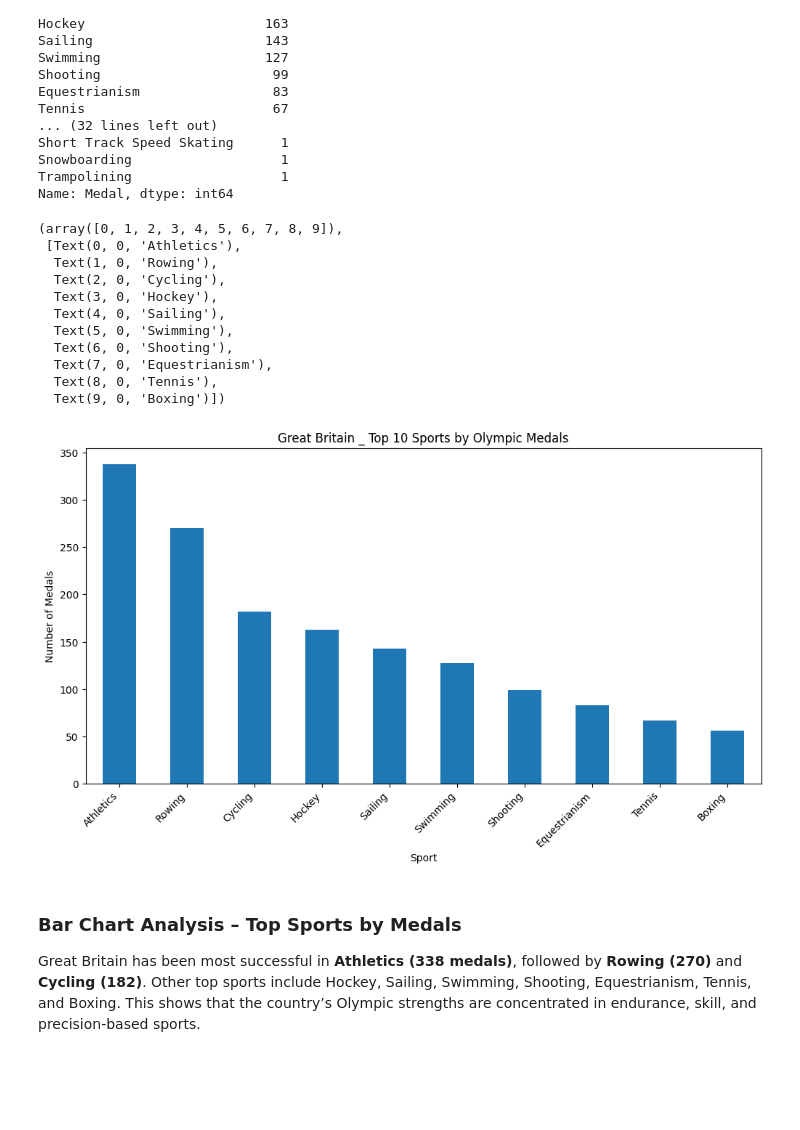
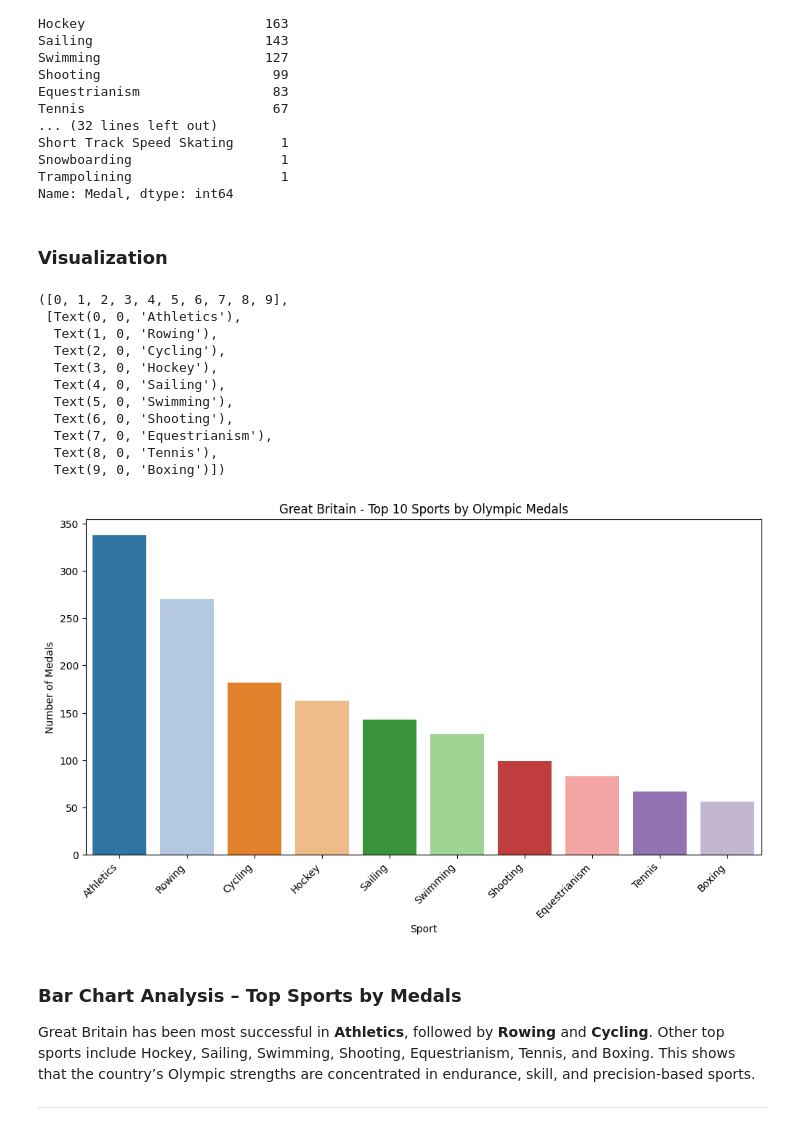
Before and after one commit to nouralahmad89-crypto/OS-projekt-Storbrittanien, a Jupyter notebook: notebooks/data_analysis.ipynb, the cells around one changed output. Saved outputs shown, nothing was run; the diff lists cells and outputs as text; code cells hidden in the pictures; blank space fills up the shorter version.

```diff
--- a/notebooks/data_analysis.ipynb
+++ b/notebooks/data_analysis.ipynb
@@ -368,7 +418,7 @@ gbr.head()
 # %%
 gbr_medals= gbr.dropna(subset='Medal') # Keep only rows where Medal is not NaN
 # Group by Sport and count number of medals
-medals_per_sport = gbr_medals.groupby('Sport')['Medal'].count().sort_values(ascending=False)
+medals_per_sport = gbr_medals.groupby('Sport')['Medal'].size().sort_values(ascending=False)
 print(f" Number of sports that they got Medal in : {medals_per_sport.size}") # count sports
 print(f" Sports  and thier number of medal :\n {medals_per_sport} ") # show Sports
 # %% [output]
@@ -389,27 +439,34 @@ Short Track Speed Skating      1
 Snowboarding                   1
 Trampolining                   1
 Name: Medal, dtype: int64
+# %% [markdown]
+### Visualization
 # %%
 plt.figure(figsize=(12,6))
-medals_per_sport.head(10).plot(kind='bar')  # Top 10 sports
-plt.title("Great Britain _ Top 10 Sports by Olympic Medals")
+sns.barplot(x=medals_per_sport.head(10).index,
+            y=medals_per_sport.head(10).values,
+            palette='tab20',
+            hue=medals_per_sport.head(10).index)
+plt.title("Great Britain - Top 10 Sports by Olympic Medals")
 plt.xlabel("Sport")
 plt.ylabel("Number of Medals")
 plt.xticks(rotation=45, ha='right')
 # %% [output]
-(array([0, 1, 2, 3, 4, 5, 6, 7, 8, 9]),
+([0, 1, 2, 3, 4, 5, 6, 7, 8, 9],
  [Text(0, 0, 'Athletics'),
   Text(1, 0, 'Rowing'),
   Text(2, 0, 'Cycling'),
   Text(3, 0, 'Hockey'),
   Text(4, 0, 'Sailing'),
   Text(5, 0, 'Swimming'),
   Text(6, 0, 'Shooting'),
   Text(7, 0, 'Equestrianism'),
   Text(8, 0, 'Tennis'),
   Text(9, 0, 'Boxing')])
-[figure, old version]
+[figure, new version]
 # %% [markdown]
 ### Bar Chart Analysis – Top Sports by Medals
 
-Great Britain has been most successful in **Athletics (338 medals)**, followed by **Rowing (270)** and **Cycling (182)**. Other top sports include Hockey, Sailing, Swimming, Shooting, Equestrianism, Tennis, and Boxing. This shows that the country’s Olympic strengths are concentrated in endurance, skill, and precision-based sports.
+Great Britain has been most successful in **Athletics**, followed by **Rowing** and **Cycling**. Other top sports include Hockey, Sailing, Swimming, Shooting, Equestrianism, Tennis, and Boxing. This shows that the country’s Olympic strengths are concentrated in endurance, skill, and precision-based sports.
+
+-------
```
Also changed, not shown: parts of 37 cells of this notebook, 2 other files.
